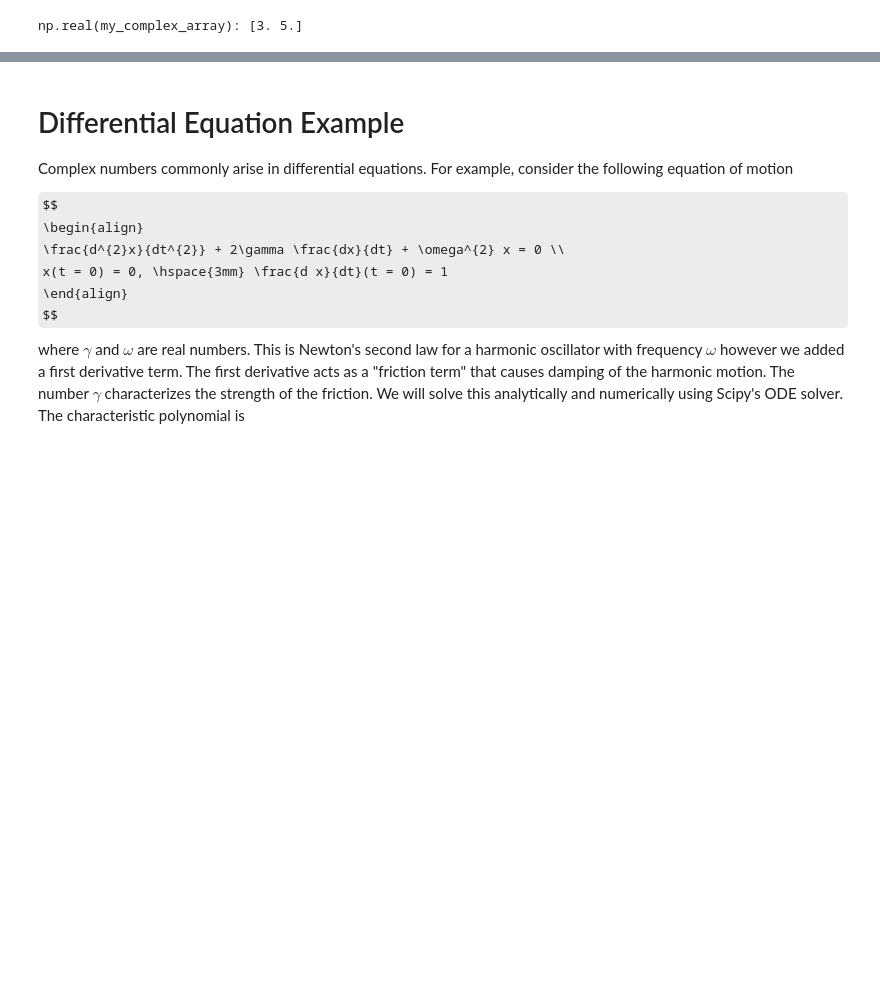
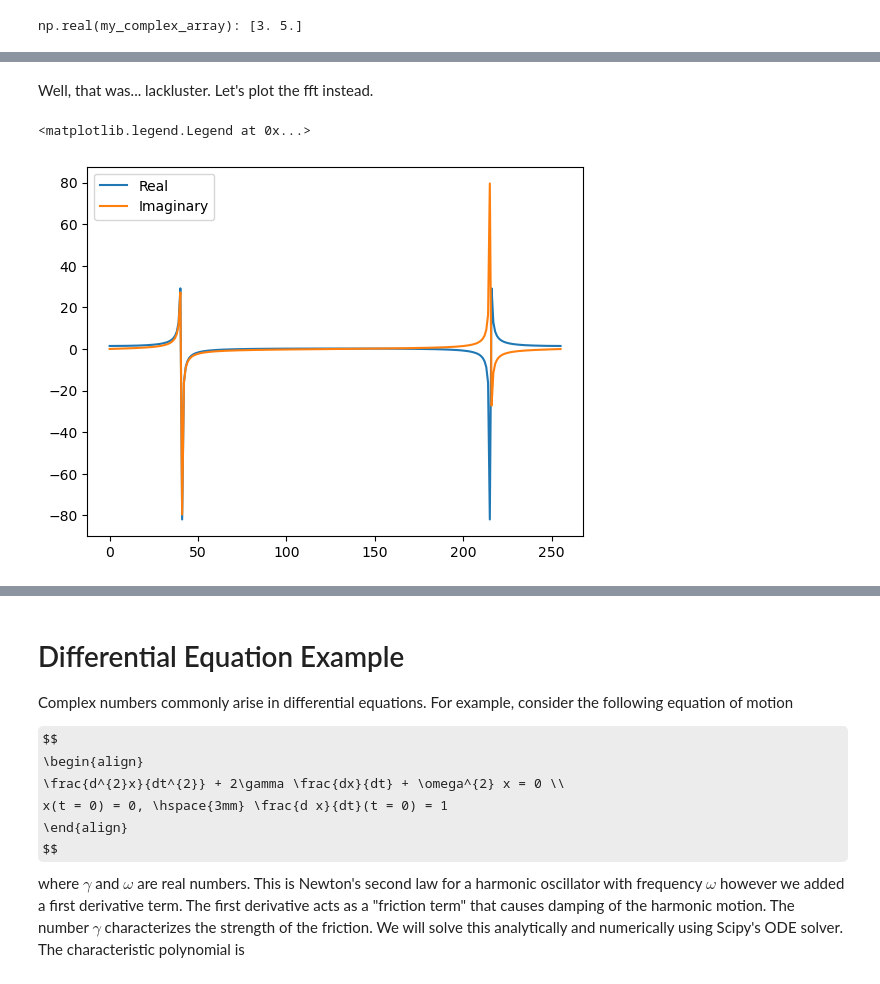
Before and after one commit to ascsn/online-guides, a Jupyter notebook: Math/Complex Numbers - Daniel.ipynb, the cells around one changed output, grey strips where cells are left out. Saved outputs shown, nothing was run; the diff lists cells and outputs as text; code cells hidden in the pictures; some formulas as TeX source; blank space fills up the shorter version.

```diff
--- a/Math/Complex Numbers - Daniel.ipynb
+++ b/Math/Complex Numbers - Daniel.ipynb
@@ -89,0 +107,12 @@ Where to start with this...
+# %%
+def f(x):
+    return np.sin(x)
+
+x = np.arange(256)
+
+fEval = f(x)
+
+my_fft = np.fft.fft(fEval)
+
+print('my_fft:')
+print(my_fft)
@@ -89,0 +137,13 @@ Where to start with this...
+# %% [markdown]
+Well, that was... lackluster. Let's plot the fft instead.
+# %%
+import matplotlib.pyplot as plt
+
+fig, ax = plt.subplots()
+ax.plot(np.real(my_fft),label='Real')
+ax.plot(np.imag(my_fft),label='Imaginary')
+
+ax.legend()
+# %% [output]
+<matplotlib.legend.Legend at 0x...>
+[figure, added]
```
Also changed, not shown: parts of 20 cells of this notebook.
